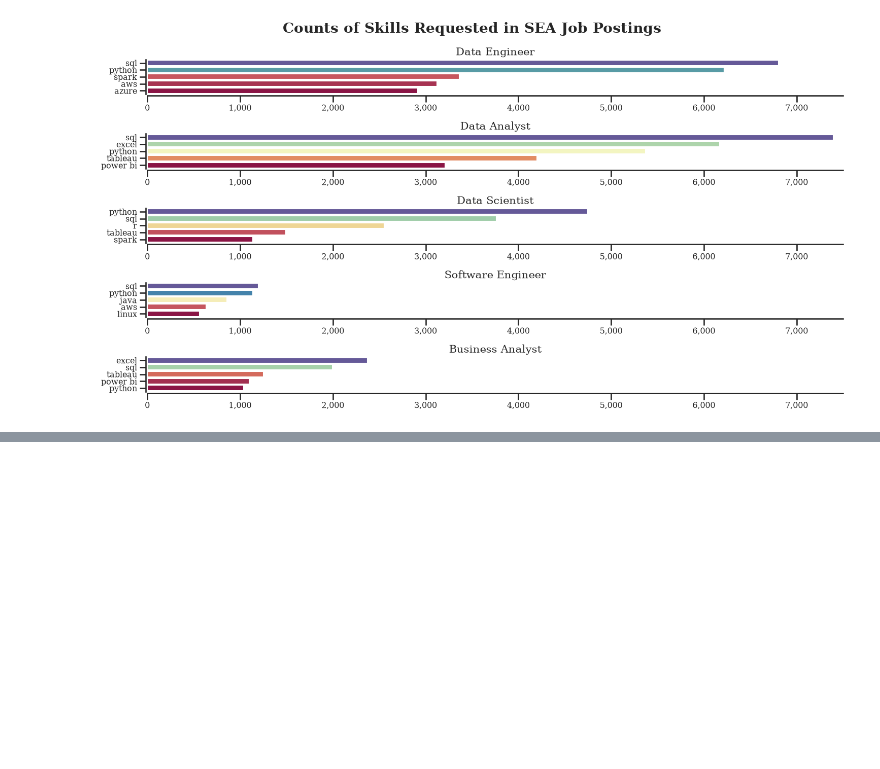
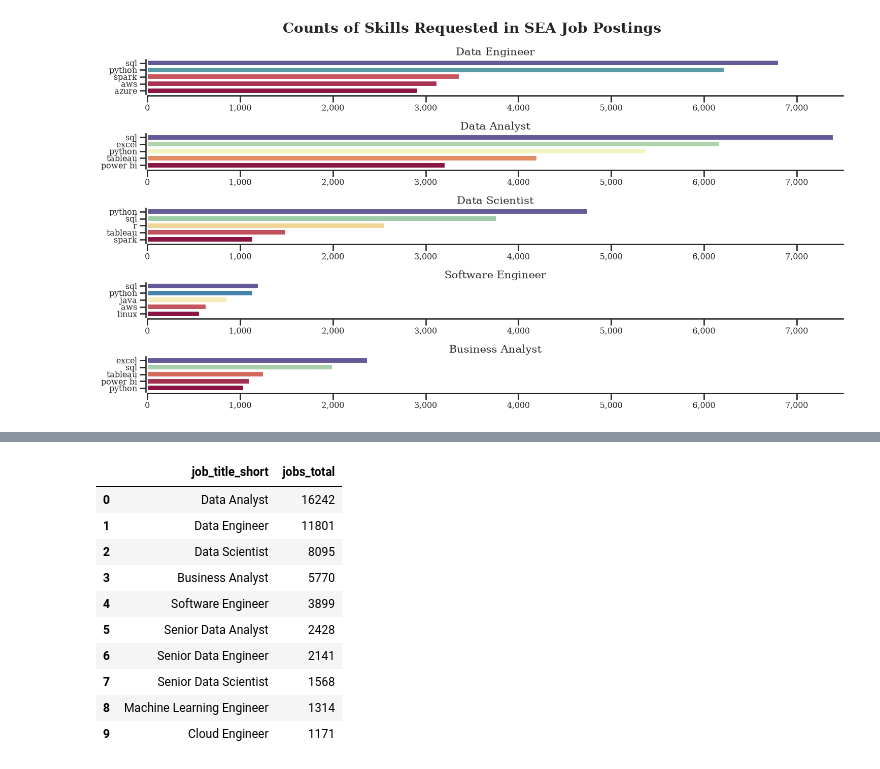
Before and after one commit to JohnnyQuant/Python_Data_Project, a Jupyter notebook: Project/2_Skill_Demand.ipynb, the cells around one changed output, grey strips where cells are left out. Cells and saved outputs as stored; diff of their text form; code cells hidden in the pictures; blank space fills up the shorter version.

```diff
--- a/Project/2_Skill_Demand.ipynb
+++ b/Project/2_Skill_Demand.ipynb
@@ -172,0 +181,17 @@ plt.show()
+# %%
+# Use original df to get the count of job titles
+df_job_title_count = df_SEA['job_title_short'].value_counts().reset_index(name='jobs_total')
+
+df_job_title_count
+# %% [output]
+|  | job_title_short | jobs_total |
+| 0 | Data Analyst | 16242 |
+| 1 | Data Engineer | 11801 |
+| 2 | Data Scientist | 8095 |
+| 3 | Business Analyst | 5770 |
+| 4 | Software Engineer | 3899 |
+| 5 | Senior Data Analyst | 2428 |
+| 6 | Senior Data Engineer | 2141 |
+| 7 | Senior Data Scientist | 1568 |
+| 8 | Machine Learning Engineer | 1314 |
+| 9 | Cloud Engineer | 1171 |
```
Also changed, not shown: parts of 6 cells of this notebook.
